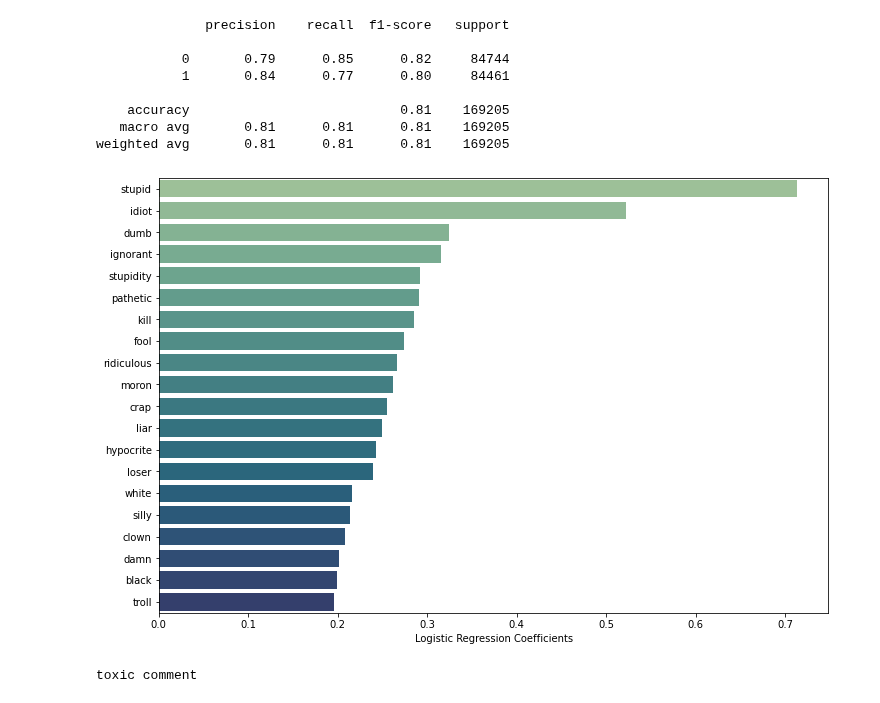
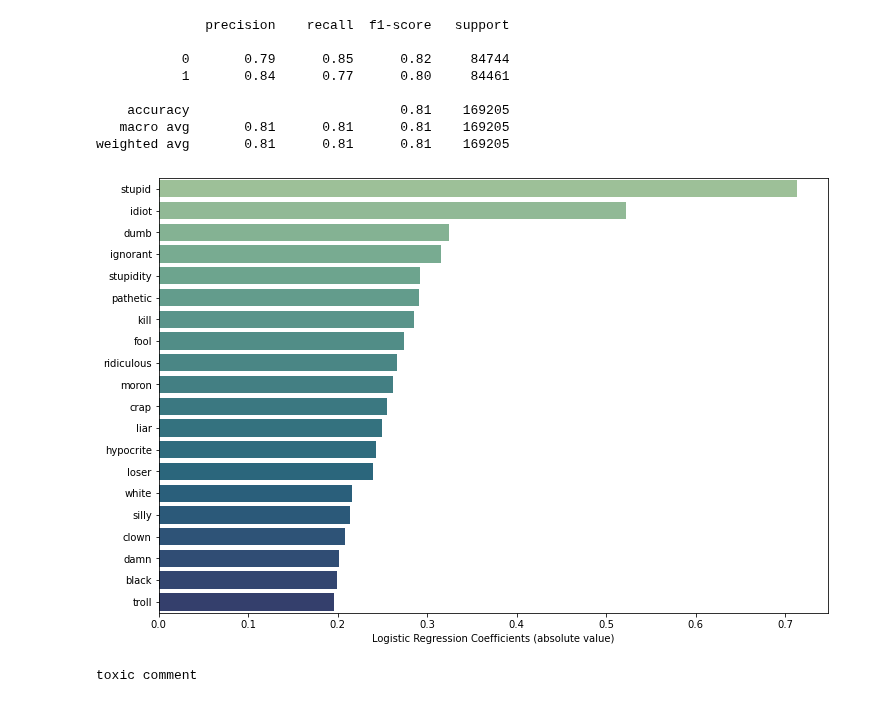
Before and after one commit to gcburgess/Cyberbullying_Detector, a Jupyter notebook: 03-pipelines-and-models.ipynb, the cells around one changed output. Drawn from its saved outputs; the diff is of its cells as text; code cells hidden in the pictures.

Commit message:
Fix bug (abs value) in code to determine strongest predictors in Logistic Regression

```diff
--- a/03-pipelines-and-models.ipynb
+++ b/03-pipelines-and-models.ipynb
@@ -465,17 +469,17 @@ print(classification_report(y_test, y_preds, zero_division=0))
 weighted avg       0.81      0.81      0.81    169205
 # %%
 feature_names = final_model_pipe.named_steps['final_text'].named_steps['cv'].get_feature_names_out()
-final_model_coefs = final_model_pipe.named_steps['final_model'].coef_[0]
-feature_coefs = dict(zip(feature_names, final_model_coefs))
+abs_final_model_coefs = np.absolute(final_model_pipe.named_steps['final_model'].coef_[0])
+feature_coefs = dict(zip(feature_names, abs_final_model_coefs))
 top_feature_coefs = dict(sorted(feature_coefs.items(), key=lambda x:x[1], reverse=True)[:20])
 # %%
 plt.figure(figsize=(12, 8))
 sns.barplot(
     x=list(top_feature_coefs.values()),
     y=list(top_feature_coefs.keys()),
     palette='crest'
 )
-plt.xlabel("Logistic Regression Coefficients");
+plt.xlabel("Logistic Regression Coefficients (absolute value)");
 #plt.savefig('images/logistic_regression_coefs.jpg', transparent = False, bbox_inches="tight");
 # %% [output]
-[figure, old version]
+[figure, new version]
```
Also changed, not shown: parts of 3 cells of this notebook, 1 other file.
